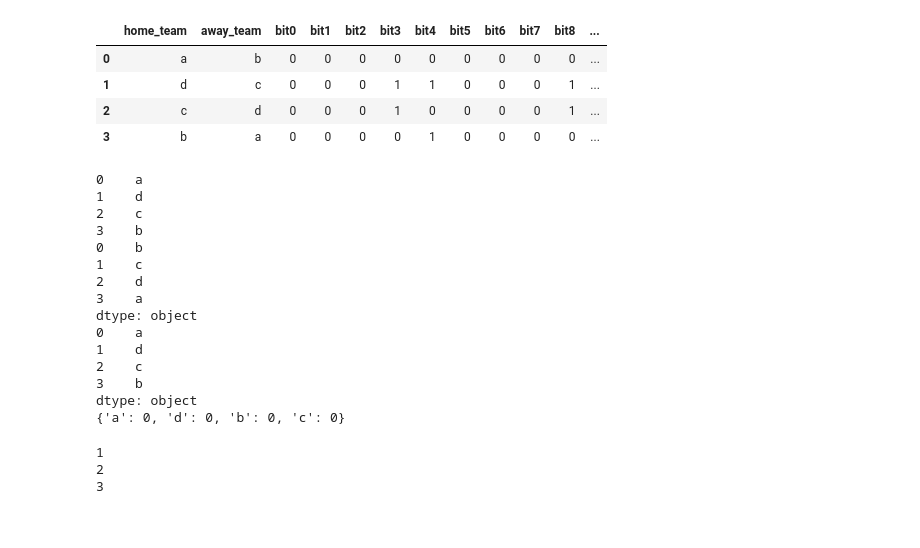
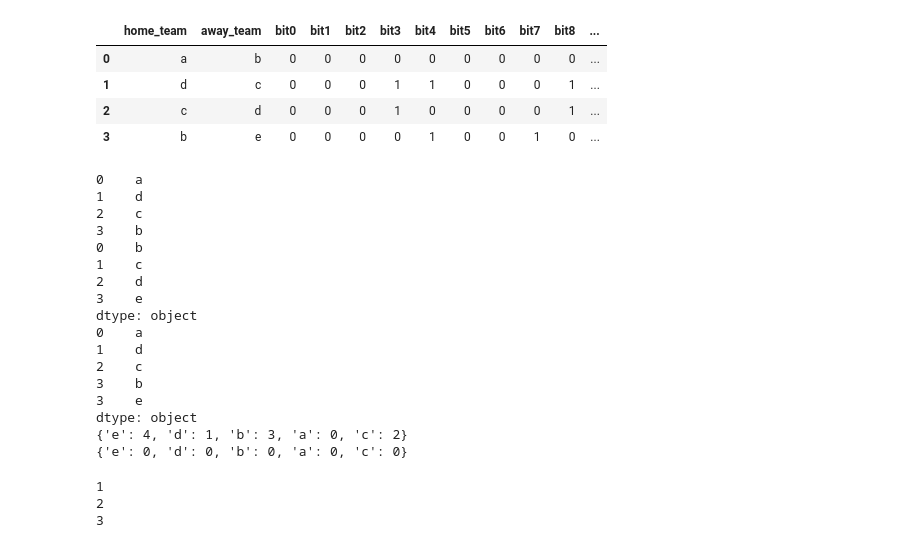
Before and after one commit to alsosweet/python-learning, a Jupyter notebook: csv-processing.ipynb, the cells around one changed output. Drawn from its saved outputs; the diff is of its cells as text; code cells hidden in the pictures.

```diff
--- a/csv-processing.ipynb
+++ b/csv-processing.ipynb
@@ -31,38 +31,38 @@ df = pd.DataFrame(columns=['home_team', 'away_team'])
 df = df.append(pd.Series(['a', 'b'], index=['home_team', 'away_team']), ignore_index=True)
 df = df.append(pd.Series(['d', 'c'], index=['home_team', 'away_team']), ignore_index=True)
 df = df.append(pd.Series(['c', 'd'], index=['home_team', 'away_team']), ignore_index=True)
-df = df.append(pd.Series(['b', 'a'], index=['home_team', 'away_team']), ignore_index=True)
+df = df.append(pd.Series(['b', 'e'], index=['home_team', 'away_team']), ignore_index=True)
 
 """
 alpha = string.ascii_lowercase
 
 dic_alpha = {ltr: alpha.index(ltr) for ltr in alpha }
 
 to_bin = lambda i: '{0:05b}'.format(i)
 dic_alpha_bin = {key : to_bin(val) for key,val in dic_alpha.items()}
 
 df['bit0'] = df['home_team'].apply(lambda x: dic_alpha_bin[x])
 df['bit1'] = df['away_team'].apply(lambda x: dic_alpha_bin[x])
 """
 alpha = string.ascii_lowercase
 
 dic_alpha = {ltr: alpha.index(ltr) for ltr in alpha }
 
 to_bin = lambda i: '{0:05b}'.format(i)
 dic_alpha_bin = {key : list(to_bin(val)) for key,val in dic_alpha.items()}
 
 lst_c1 = ['bit0','bit1','bit2','bit3','bit4']
 lst_c2 = ['bit5','bit6','bit7','bit8','bit9']
 
 df[lst_c1] = df['home_team'].apply(lambda x: pd.Series(dic_alpha_bin[x]))
 df[lst_c2] = df['away_team'].apply(lambda x: pd.Series(dic_alpha_bin[x]))
 df
 # %% [output]
 |  | home_team | away_team | bit0 | bit1 | bit2 | bit3 | bit4 | bit5 | bit6 | bit7 | bit8 | ... |
 | 0 | a | b | 0 | 0 | 0 | 0 | 0 | 0 | 0 | 0 | 0 | ... |
 | 1 | d | c | 0 | 0 | 0 | 1 | 1 | 0 | 0 | 0 | 1 | ... |
 | 2 | c | d | 0 | 0 | 0 | 1 | 0 | 0 | 0 | 0 | 1 | ... |
-| 3 | b | a | 0 | 0 | 0 | 0 | 1 | 0 | 0 | 0 | 0 | ... |
+| 3 | b | e | 0 | 0 | 0 | 0 | 1 | 0 | 0 | 1 | 0 | ... |
 # %%
 df_t=df['home_team'].append(df['away_team'])
 print(df_t)
@@ -76,16 +76,17 @@ def counter():
     return count
 
 cnt = counter()
-df_0 = df_t.drop_duplicates()
-print(df_0)
+df_nondup = df_t.drop_duplicates()
+print(df_nondup)
+
+dic_nondup = {ltr: df_nondup.values.tolist().index(ltr) for ltr in df_nondup}
+print(dic_nondup)
+
 dic_also0 = {ltr: ltr for ltr in df_t}
 #dic_also2 = {ltr: cnt() for ltr in dic_also0.keys()}
-
 a = -1
 dic_also2 = {ltr: a+1 for ltr in dic_also0.keys()}
 print(dic_also2)
-#dic_also = create_dic(dic_also0)
-#dic_also
 # %% [output]
 0    a
 1    d
@@ -94,14 +95,16 @@ print(dic_also2)
 0    b
 1    c
 2    d
-3    a
+3    e
 dtype: object
 0    a
 1    d
 2    c
 3    b
+3    e
 dtype: object
-{'a': 0, 'd': 0, 'b': 0, 'c': 0}
+{'e': 4, 'd': 1, 'b': 3, 'a': 0, 'c': 2}
+{'e': 0, 'd': 0, 'b': 0, 'a': 0, 'c': 0}
 # %%
 def hellocounter ():
     count=0
```
Also changed, not shown: parts of 3 cells of this notebook.
